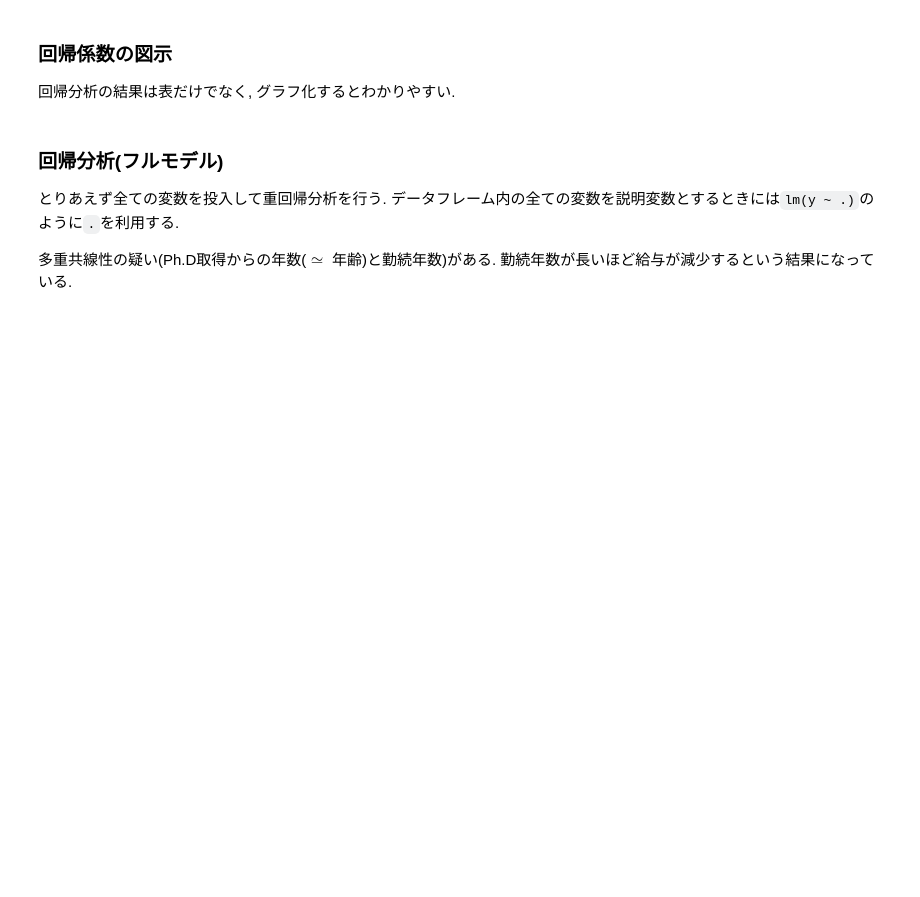
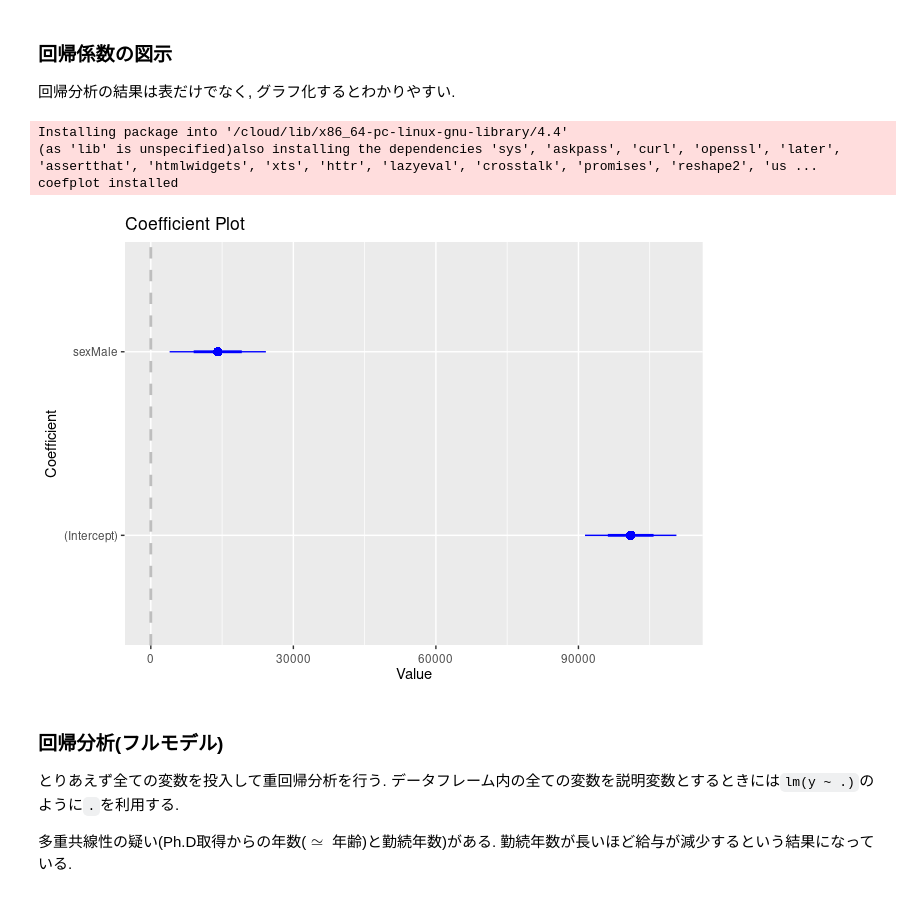
Before and after one commit to N-Yukihiro/Intro2Stats_SFC, a Jupyter notebook: Lecture-12/regression.ipynb, the cells around one changed output. Saved outputs shown, nothing was run; the diff lists cells and outputs as text; code cells hidden in the pictures; blank space fills up the shorter version.

```diff
--- a/Lecture-12/regression.ipynb
+++ b/Lecture-12/regression.ipynb
@@ -125,7 +241,11 @@ summ(model1, confint = T)
 回帰分析の結果は表だけでなく, グラフ化するとわかりやすい.
 # %%
 p_load(coefplot)
-coefplot(model1)
+# %% [output]
+Installing package into '/cloud/lib/x86_64-pc-linux-gnu-library/4.4'
+(as 'lib' is unspecified)also installing the dependencies 'sys', 'askpass', 'curl', 'openssl', 'later', 'assertthat', 'htmlwidgets', 'xts', 'httr', 'lazyeval', 'crosstalk', 'promises', 'reshape2', 'us ...
+coefplot installed
+[figure, added]
 # %% [markdown]
 ### 回帰分析(フルモデル)
 
```
Also changed, not shown: parts of 37 cells of this notebook, 1 other file.
